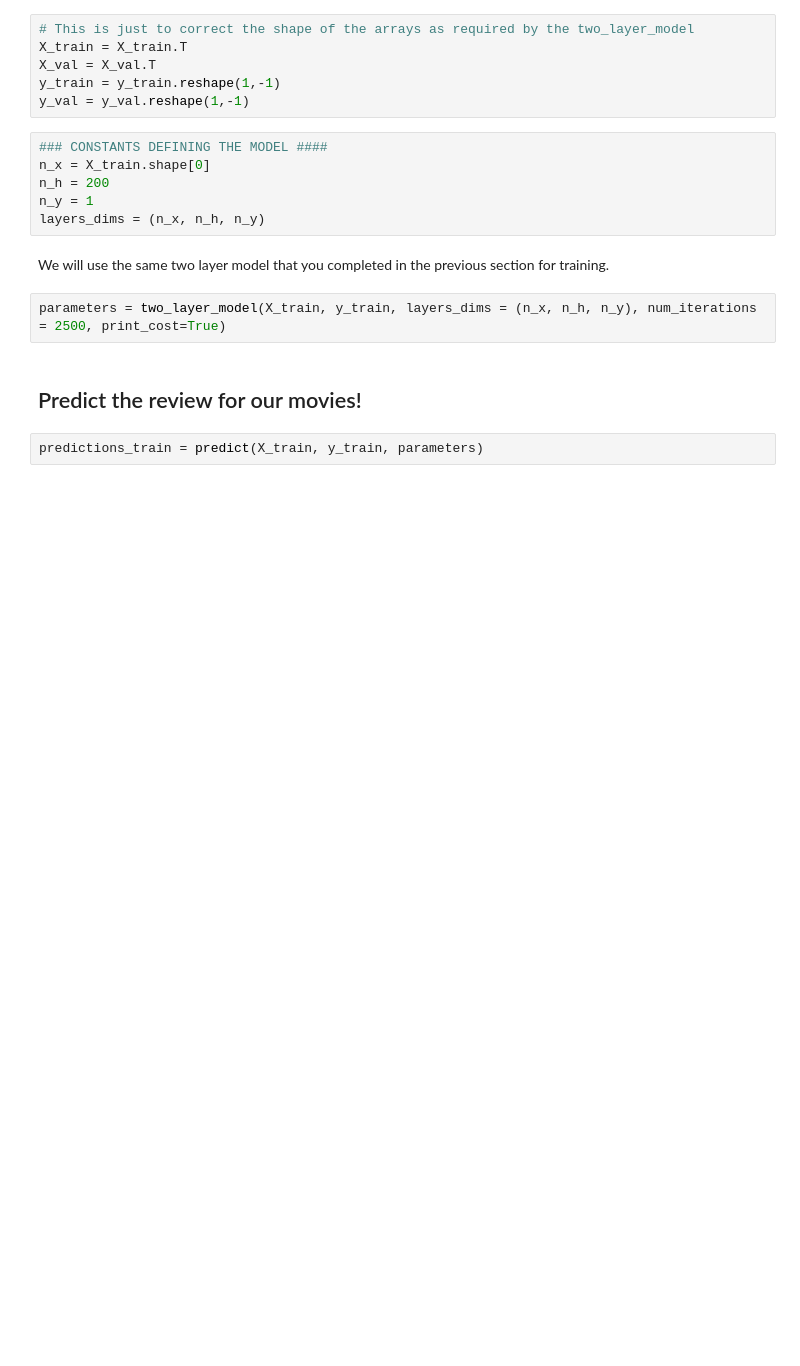
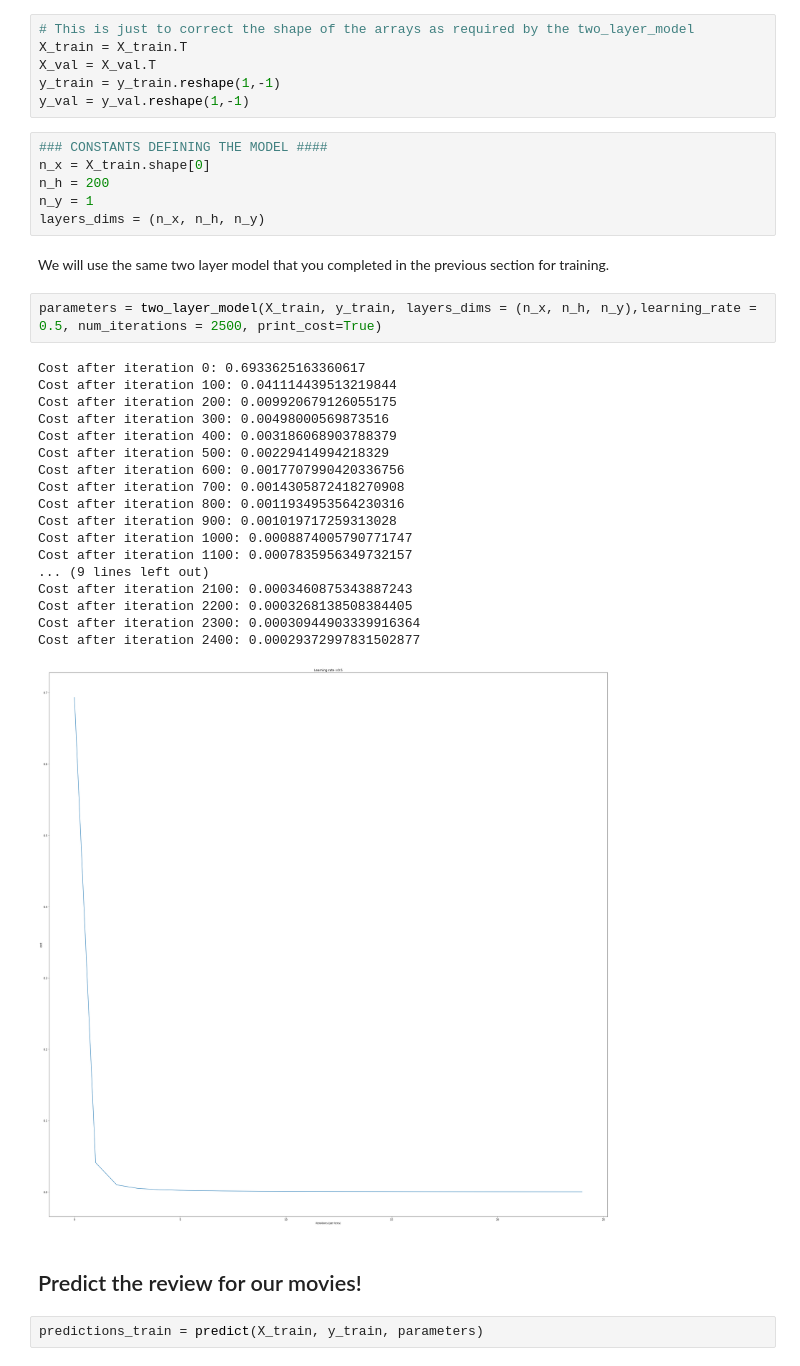
Before and after one commit to satya-umd/CMSC498L_HW2, a Jupyter notebook: hw2.ipynb, the cells around one changed output. Cells and saved outputs as stored; diff of their text form; blank space fills up the shorter version.

```diff
--- a/hw2.ipynb
+++ b/hw2.ipynb
@@ -1161,7 +1210,26 @@ layers_dims = (n_x, n_h, n_y)
 # %% [markdown]
 We will use the same two layer model that you completed in the previous section for training.
 # %%
-parameters = two_layer_model(X_train, y_train, layers_dims = (n_x, n_h, n_y), num_iterations = 2500, print_cost=True)
+parameters = two_layer_model(X_train, y_train, layers_dims = (n_x, n_h, n_y),learning_rate = 0.5, num_iterations = 2500, print_cost=True)
+# %% [output]
+Cost after iteration 0: 0.6933625163360617
+Cost after iteration 100: 0.041114439513219844
+Cost after iteration 200: 0.009920679126055175
+Cost after iteration 300: 0.00498000569873516
+Cost after iteration 400: 0.003186068903788379
+Cost after iteration 500: 0.00229414994218329
+Cost after iteration 600: 0.0017707990420336756
+Cost after iteration 700: 0.0014305872418270908
+Cost after iteration 800: 0.0011934953564230316
+Cost after iteration 900: 0.001019717259313028
+Cost after iteration 1000: 0.0008874005790771747
+Cost after iteration 1100: 0.0007835956349732157
+... (9 lines left out)
+Cost after iteration 2100: 0.0003460875343887243
+Cost after iteration 2200: 0.0003268138508384405
+Cost after iteration 2300: 0.00030944903339916364
+Cost after iteration 2400: 0.00029372997831502877
+[figure, added]
 # %% [markdown]
 ## Predict the review for our movies!
 # %%
```
Also changed, not shown: parts of 15 cells of this notebook.
